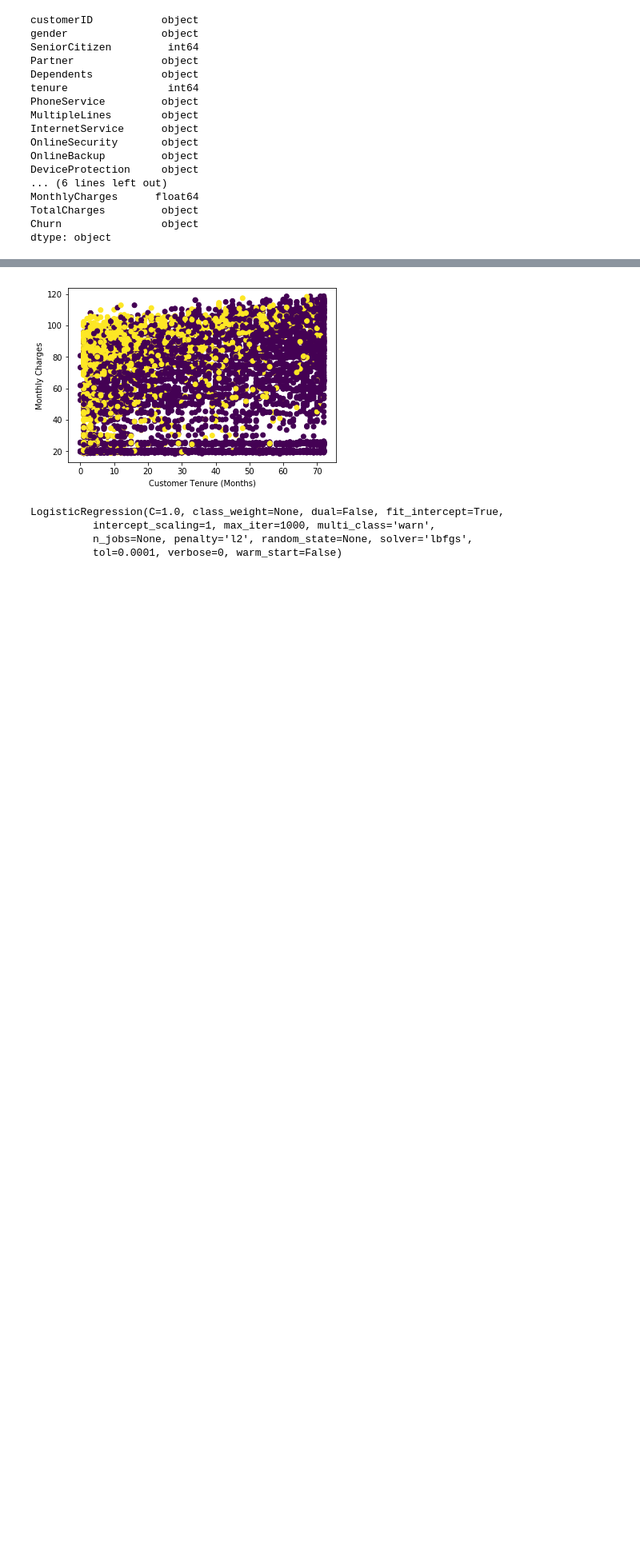
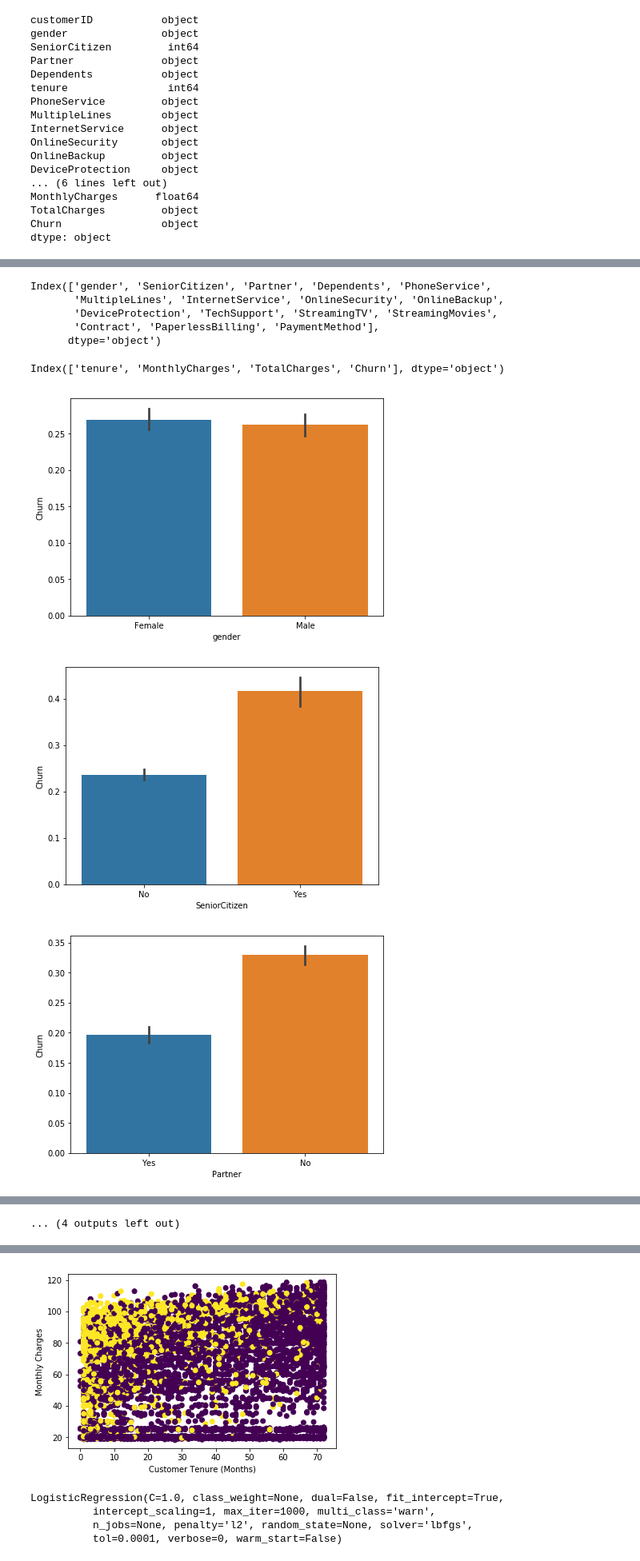
Before and after one commit to owencorrigan/churn, a Jupyter notebook: WorkSpace.ipynb, the cells around one changed output, grey strips where cells are left out. Shown at 80% size. Drawn from its saved outputs; the diff is of its cells as text; code cells hidden in the pictures; blank space fills up the shorter version.

```diff
--- a/WorkSpace.ipynb
+++ b/WorkSpace.ipynb
@@ -36,0 +66,33 @@ data['TotalCharges'] = pd.to_numeric(data['TotalCharges'])
+# %%
+temp_df=data.copy()
+temp_df.Churn.replace(to_replace =["Yes", "No"],value =[1,0],inplace=True)
+temp_df.SeniorCitizen.replace(to_replace =[0, 1],value =['No','Yes'],inplace=True)
+temp_df.drop('customerID',axis=1,inplace=True)
+# %%
+#Get the cathegorical and not categorical data
+categorical=temp_df.dtypes[temp_df.dtypes=='object'].index
+not_categorical=temp_df.dtypes[temp_df.dtypes!='object'].index
+# %%
+categorical
+# %% [output]
+Index(['gender', 'SeniorCitizen', 'Partner', 'Dependents', 'PhoneService',
+       'MultipleLines', 'InternetService', 'OnlineSecurity', 'OnlineBackup',
+       'DeviceProtection', 'TechSupport', 'StreamingTV', 'StreamingMovies',
+       'Contract', 'PaperlessBilling', 'PaymentMethod'],
+      dtype='object')
+# %%
+not_categorical
+# %% [output]
+Index(['tenure', 'MonthlyCharges', 'TotalCharges', 'Churn'], dtype='object')
+# %%
+#histograms for categorical data (Senior Citizen in reality is categorical)
+for cat in categorical:
+    plt.figure(figsize=(7, 5))
+    plot=sns.barplot(x=cat, y="Churn", data=temp_df)
+    if cat=='PaymentMethod':
+        for item in plot.get_xticklabels():
+            item.set_rotation(90)
+# %% [output]
+[figure, added]
+[figure, added]
+[figure, added]
@@ -36,0 +108 @@ data['TotalCharges'] = pd.to_numeric(data['TotalCharges'])
+... (4 outputs left out)
```
Also changed, not shown: parts of 8 cells of this notebook.
